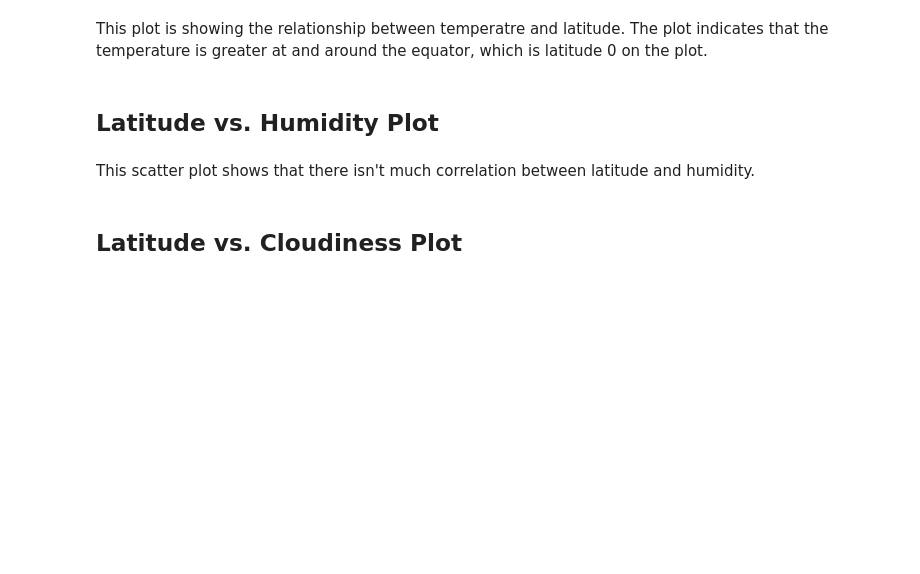
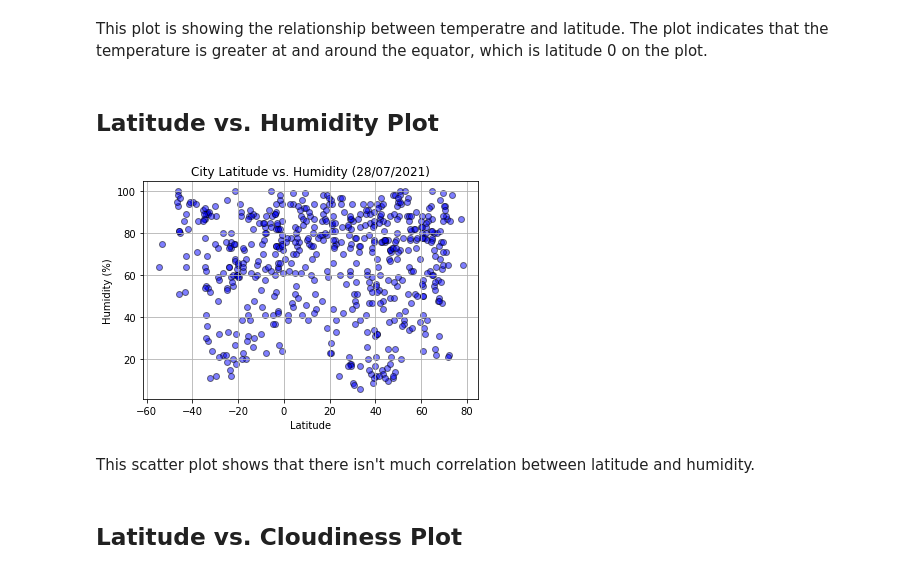
Before and after one commit to JessicaUppal/python-api-challenge, a Jupyter notebook: WeatherPy/WeatherPy.ipynb, the cells around one changed output. Saved outputs shown, nothing was run; the diff lists cells and outputs as text; code cells hidden in the pictures; blank space fills up the shorter version.

```diff
--- a/WeatherPy/WeatherPy.ipynb
+++ b/WeatherPy/WeatherPy.ipynb
@@ -221,16 +298,18 @@ This plot is showing the relationship between temperatre and latitude. The plot
 # %%
 # Build Scatter Plot
 plt.figure(figsize = (6, 4))
-plt.scatter(clean_city["Latitude"], clean_city["Humidity"], facecolors="blue", marker="o", edgecolor="black", alpha=0.5
+plt.scatter(clean_city["Latitude"], clean_city["Humidity"], facecolors="blue", marker="o", edgecolor="black", alpha=0.5)
 
 plt.title("City Latitude vs. Humidity (28/07/2021)")
 plt.ylabel("Humidity (%)")
 plt.xlabel("Latitude")
 plt.grid(True)
 
 # Save Figure
 plt.savefig("Latitude_vs_Humidity.png")
 plt.show()
+# %% [output]
+[figure, added]
 # %% [markdown]
 This scatter plot shows that there isn't much correlation between latitude and humidity.
 # %% [markdown]
```
Also changed, not shown: parts of 25 cells of this notebook, 2 other files.
